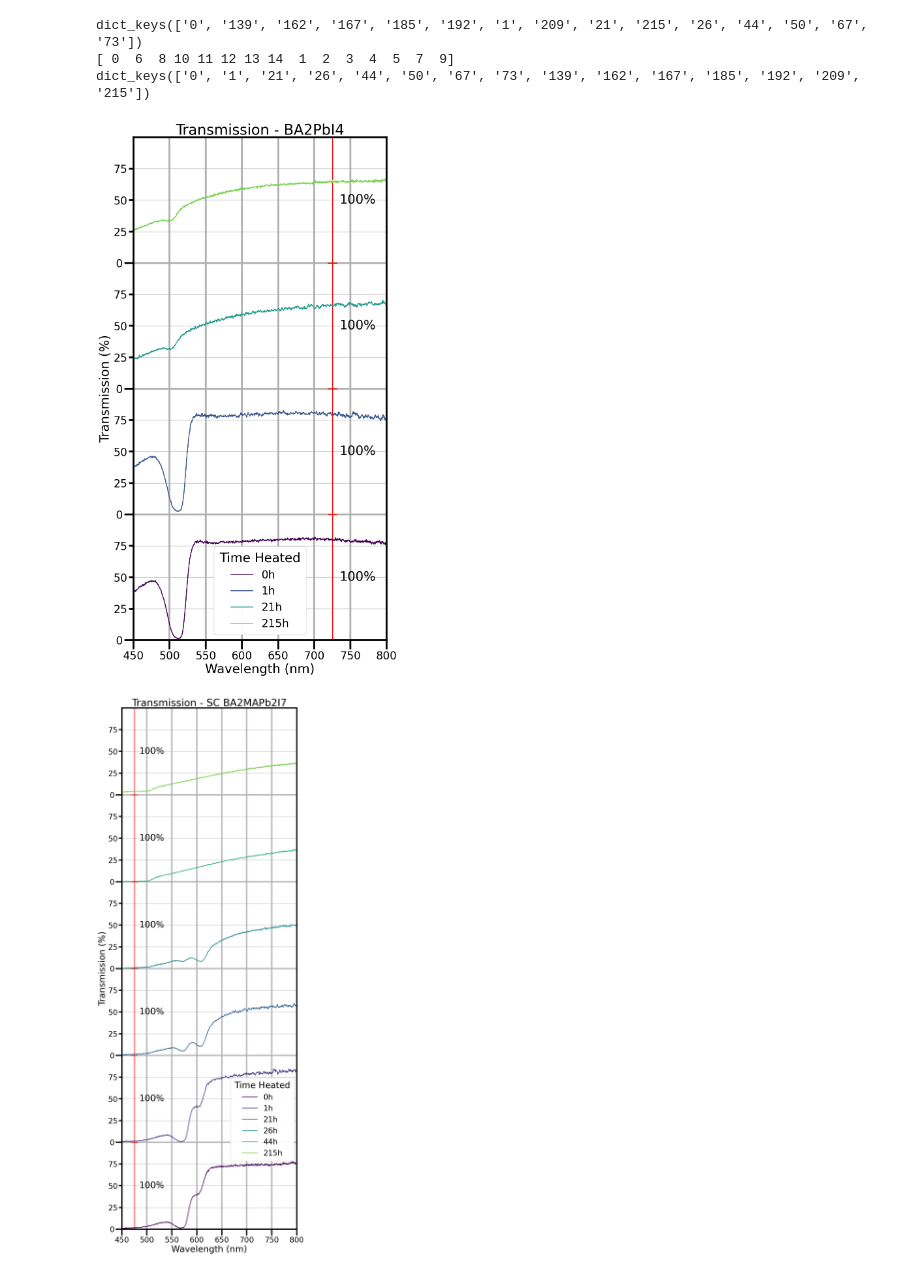
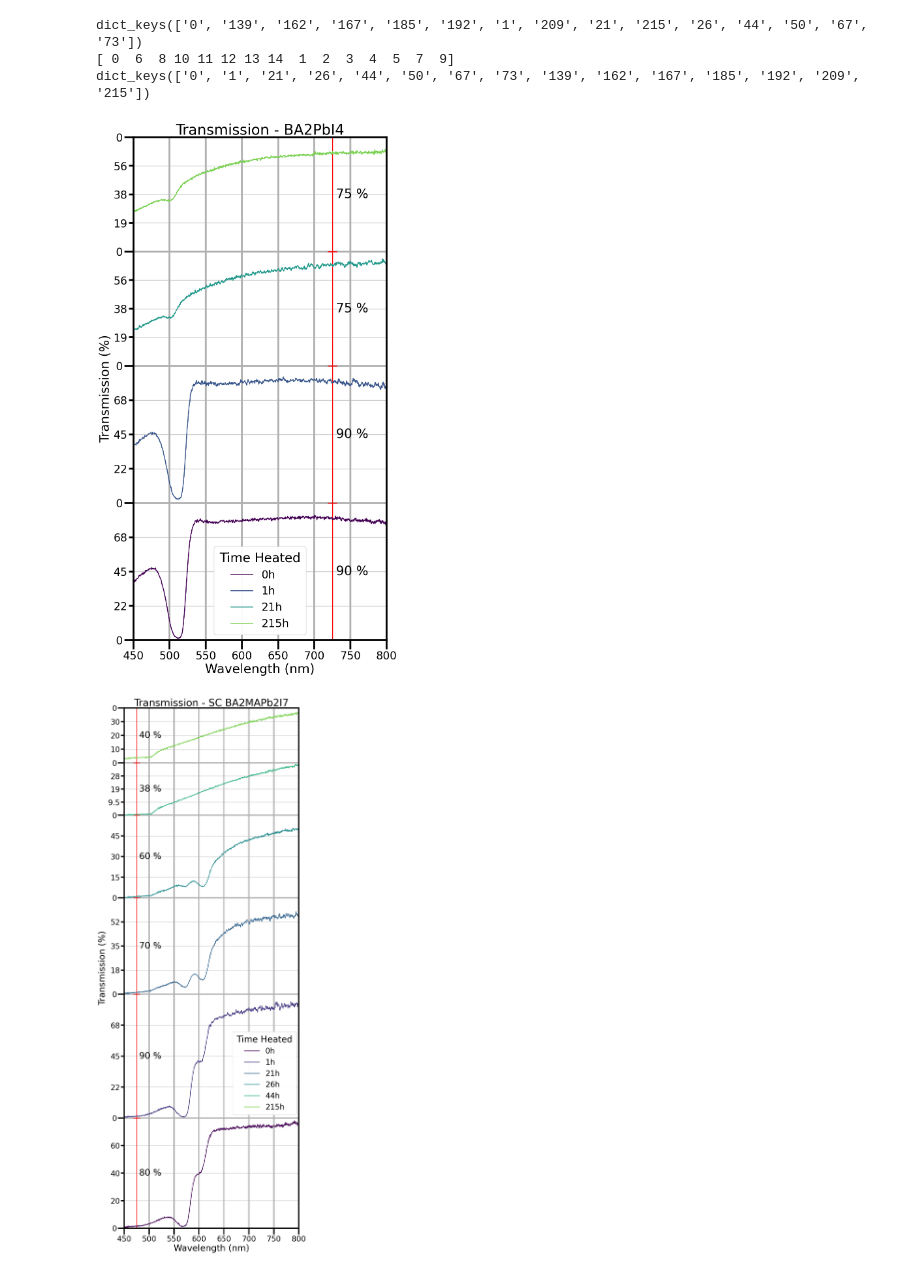
Before and after one commit to Phb22rr/4th-year-project, a Jupyter notebook: Plots.ipynb, the cells around one changed output. Saved outputs shown, nothing was run; the diff lists cells and outputs as text; code cells hidden in the pictures.

```diff
--- a/Plots.ipynb
+++ b/Plots.ipynb
@@ -251,29 +230,29 @@ line_width = 4
 for i in [3, 4, 5]:
     # define y_jump per material
     if i == 3:
-        y_jump = 100
+        y_jump = [90, 90, 75, 75]
     elif i == 4:
-        y_jump = 100
+        y_jump = [80, 90, 70, 60, 38, 40]
     elif i == 5:
-        y_jump = 100
+        y_jump = [75, 75, 60, 60]
 
     fig, ax = text_and_plot_stuff(figsize=(10,20), line_width=4, font_size=28)
 
     # set major and minor y-ticks using y_jump
     if i == 3 or i == 5:
-        set_y_ticks(ax, y_jump, levels=4)
+        set_y_ticks(ax, y_jump)
     elif i == 4:
-        set_y_ticks(ax, y_jump, levels=6)
+        set_y_ticks(ax, y_jump)
 
     ax.set_xticks([350, 450, 550, 650, 750], minor=True)
 
     # scale bar using y_jump
     if i == 3:
-        add_scale_bars_trans(ax, x_pos=725, y_jump=y_jump, levels=4, color="red", line_width=4, x_displace=10)
+        add_scale_bars(ax, x_pos=725, y_jumps=y_jump, unit="%", x_displace=5)
     elif i == 4:
-        add_scale_bars_trans(ax, x_pos=475, y_jump=y_jump, levels=6, color="red", line_width=4, x_displace=10)
+        add_scale_bars(ax, x_pos=475, y_jumps=y_jump, unit="%", x_displace=5)
     elif i == 5:
-        add_scale_bars_trans(ax, x_pos=475, y_jump=y_jump, levels=4, color="red", line_width=4, x_displace=10)
+        add_scale_bars(ax, x_pos=465, y_jumps=y_jump, unit="%", x_displace=5)
 
     #if we want to disclude any graphs:
     times_indexs_not_to_plot = [3, 4, 5, 6, 7, 8, 9, 10, 11,12, 13]
@@ -295,33 +274,33 @@ for i in [3, 4, 5]:
             transmissionPlot(wavelength, incident, BA2PbI4_background, colour_index, key, y_value_to_start)
         elif i == 4:
             transmissionPlot(wavelength, incident, SC_BA2MAPb2I7_background, colour_index, key, y_value_to_start)
         elif i == 5:
             transmissionPlot(wavelength, incident, PC_BA2MAPb2I7_background, colour_index, key, y_value_to_start)
-        y_value_to_start += y_jump
+        y_value_to_start += y_jump[nth_plot - 1]
 
     plt.ylim(0, y_value_to_start)
     plt.xlim(450, 800)
 
     # material name
     name = {3:"BA2PbI4", 4:"SC BA2MAPb2I7", 5:"PC BA2MAPb2I7"}[i]
     plt.title(f"Transmission - {name}")
     plt.xlabel("Wavelength (nm)")
     plt.ylabel("Transmission (%)")
 
     # legend
     handles, labels, order = legend_setup()
     if i == 3 or i == 5:
         Plot_legend = plt.legend(np.array(handles)[order], np.array(labels)[order], loc="best", title="Time Heated", borderpad=0.5)
     elif i == 4:
         Plot_legend = plt.legend(np.array(handles)[order], np.array(labels)[order], loc="best", title="Time Heated", borderpad=0.5, bbox_to_anchor=(0.6, 0.298))
     plt.gca().add_artist(Plot_legend)#bbox_to_anchor=(1, 0.298)
 
     # save
     vector_image = os.path.join(r"A:\Y4 Project code\Graphs", f"{name} Transmission.svg")
     png_image = os.path.join(r"A:\Y4 Project code\Graphs", f"{name} Transmission.png")
     plt.savefig(vector_image, bbox_inches='tight')
     plt.savefig(png_image, dpi=300, bbox_inches='tight')
     plt.show()
 # %% [output]
-[figure, old version]
+[figure, new version]
-[figure, old version]
+[figure, new version]
```
Also changed, not shown: parts of 4 cells of this notebook.
